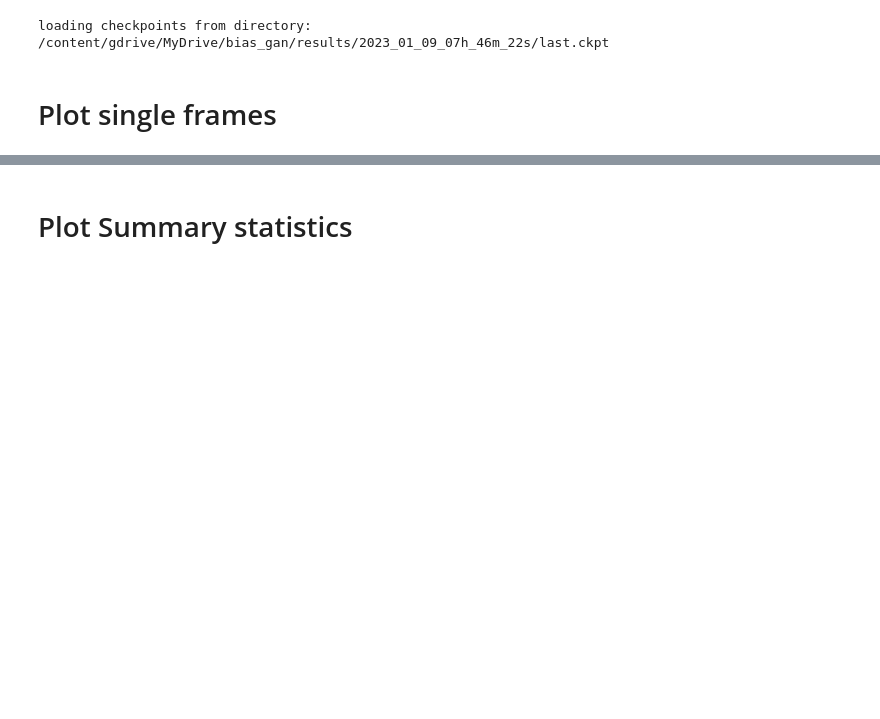
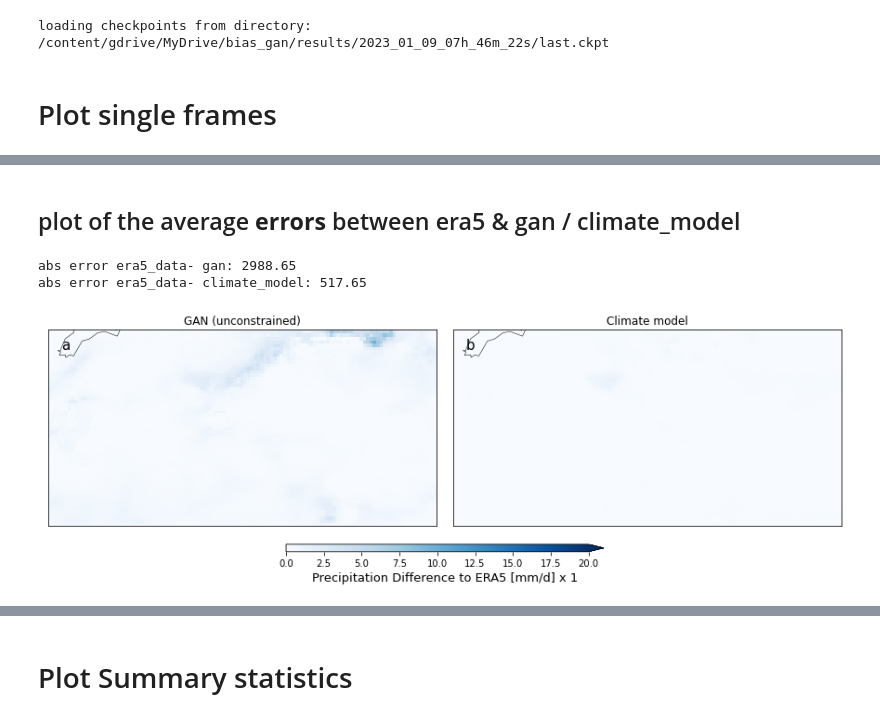
Before and after one commit to aim56009/Bias_GAN, a Jupyter notebook: code/run_notebook.ipynb, the cells around one changed output, grey strips where cells are left out. Drawn from its saved outputs; the diff is of its cells as text; code cells hidden in the pictures; blank space fills up the shorter version.

```diff
--- a/code/run_notebook.ipynb
+++ b/code/run_notebook.ipynb
@@ -876,0 +933,8 @@ PlotAnalysis(test_data).single_frames(projection="cyl",time_index=time_index)
+# %% [markdown]
+## plot of the average **errors** between era5 & gan / climate_model
+# %%
+PlotAnalysis(test_data).avg_frames_abs_err(projection="cyl", scale_precip_by = 1)
+# %% [output]
+abs error era5_data- gan: 2988.65
+abs error era5_data- climate_model: 517.65
+[figure, added]
```
Also changed, not shown: parts of 20 cells of this notebook.
